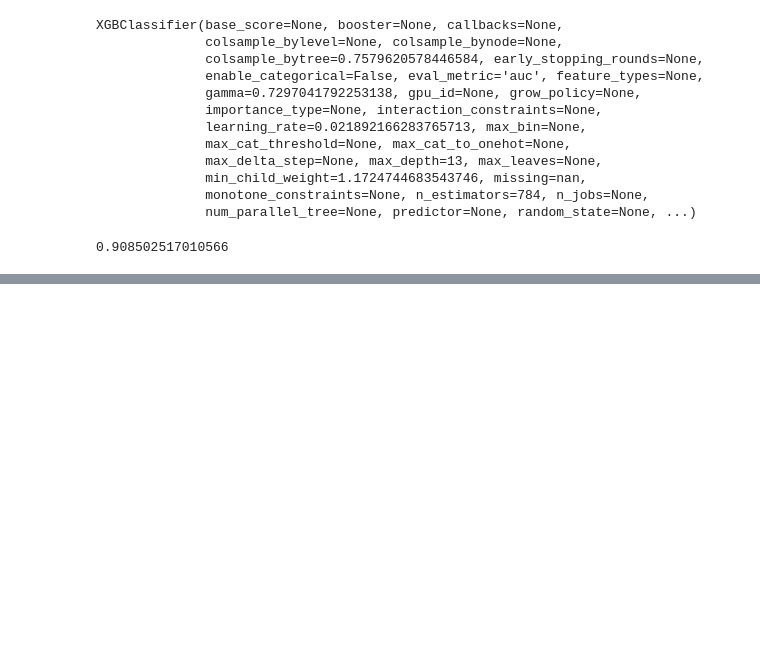
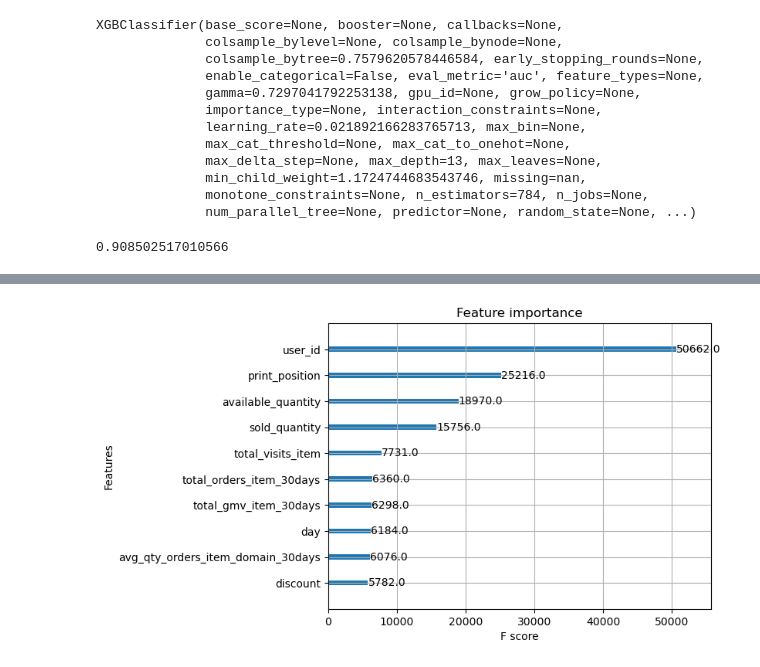
Before and after one commit to FFrusto/TP2_TDVI, a Jupyter notebook: procesar_csv.ipynb, the cells around one changed output, grey strips where cells are left out. Saved outputs shown, nothing was run; the diff lists cells and outputs as text; code cells hidden in the pictures; blank space fills up the shorter version.

```diff
--- a/procesar_csv.ipynb
+++ b/procesar_csv.ipynb
@@ -826,0 +1113,18 @@ for i in range(2):
+# %%
+#hago un nuevo modelo contando la cantidad de tags que tiene cada producto
+
+#En base al modelo 15 lo entreno de vuelta eliminando las columnas repetidas
+
+# Load the competition data
+comp_data = pd.read_csv("/Users/franciscofrustoalvarado/Desktop/TD_VI/TP2_TDVI/competition_data_12.csv")
+
+comp_data['tags_count'] = comp_data['tags'].str.count(',')+1
+
+
+eval_data = comp_data[comp_data["ROW_ID"].notna()]
+comp_data = comp_data[comp_data["ROW_ID"].isna()]
+
+
+# Asignar todos los datos a X_train e y_train
+X_train = comp_data.drop(columns=["conversion", "ROW_ID"]).select_dtypes(include=['number','float'])
+y_train = comp_data["conversion"]
@@ -826,0 +1144,14 @@ for i in range(2):
+# %%
+params = {'max_depth': 13,
+          'learning_rate': 0.021892166283765713,
+          'gamma': 0.7297041792253138,
+          'reg_lambda': 1.8656819555055764,        # Parámetro de regularización.
+          'subsample': 0.8630230443880356,          # Entre 0.5 y 1.
+          'min_child_weight': 1.1724744683543746,
+          'colsample_bytree': 0.7579620578446584, # Entre 0.75 y 1.
+          'n_estimators': 784
+         }
+
+
+clf_xgb2 = xgb.XGBClassifier(objective = 'binary:logistic', seed = 2345, eval_metric = 'auc', **params)
+clf_xgb2.fit(X_train, y_train,verbose = False)
@@ -826,0 +1179,5 @@ for i in range(2):
+# %%
+xgb.plot_importance(clf_xgb2, max_num_features=10)
+plt.show()
+# %% [output]
+[figure, added]
```
Also changed, not shown: parts of 36 cells of this notebook, 6 other files.
